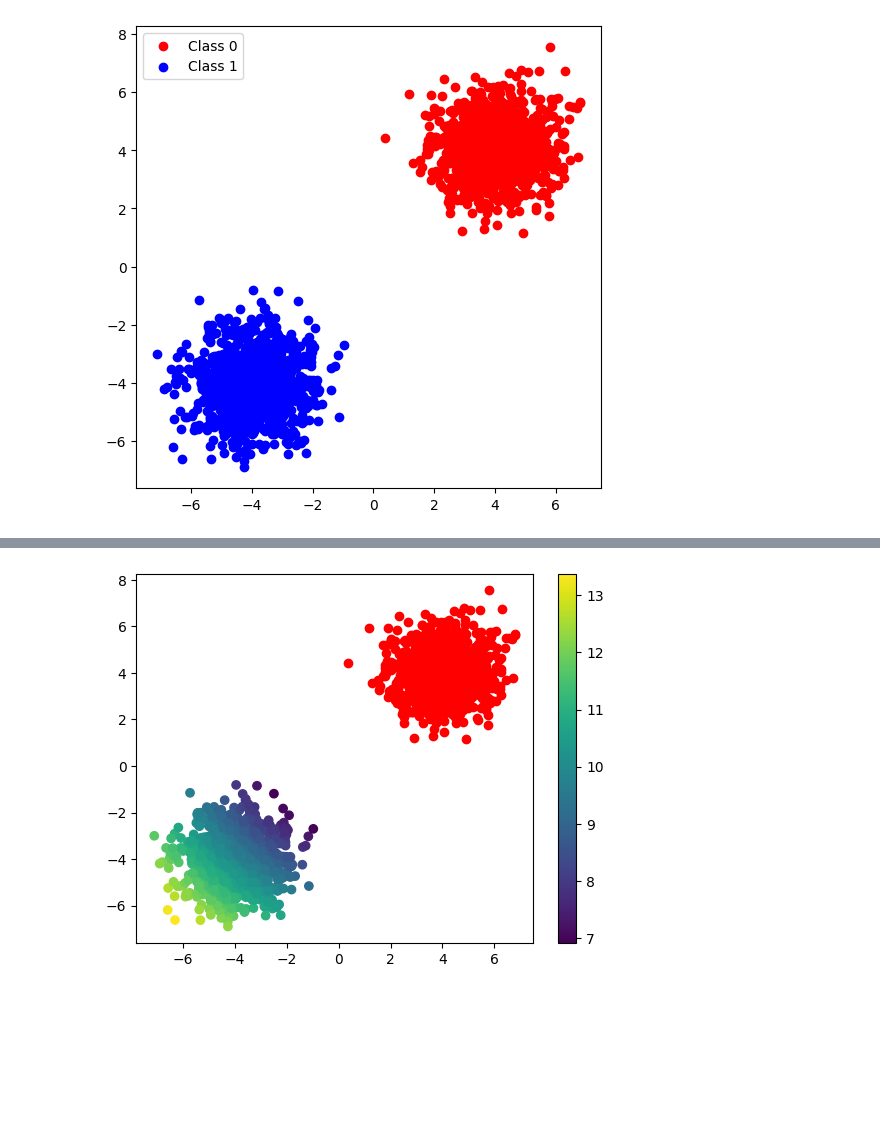
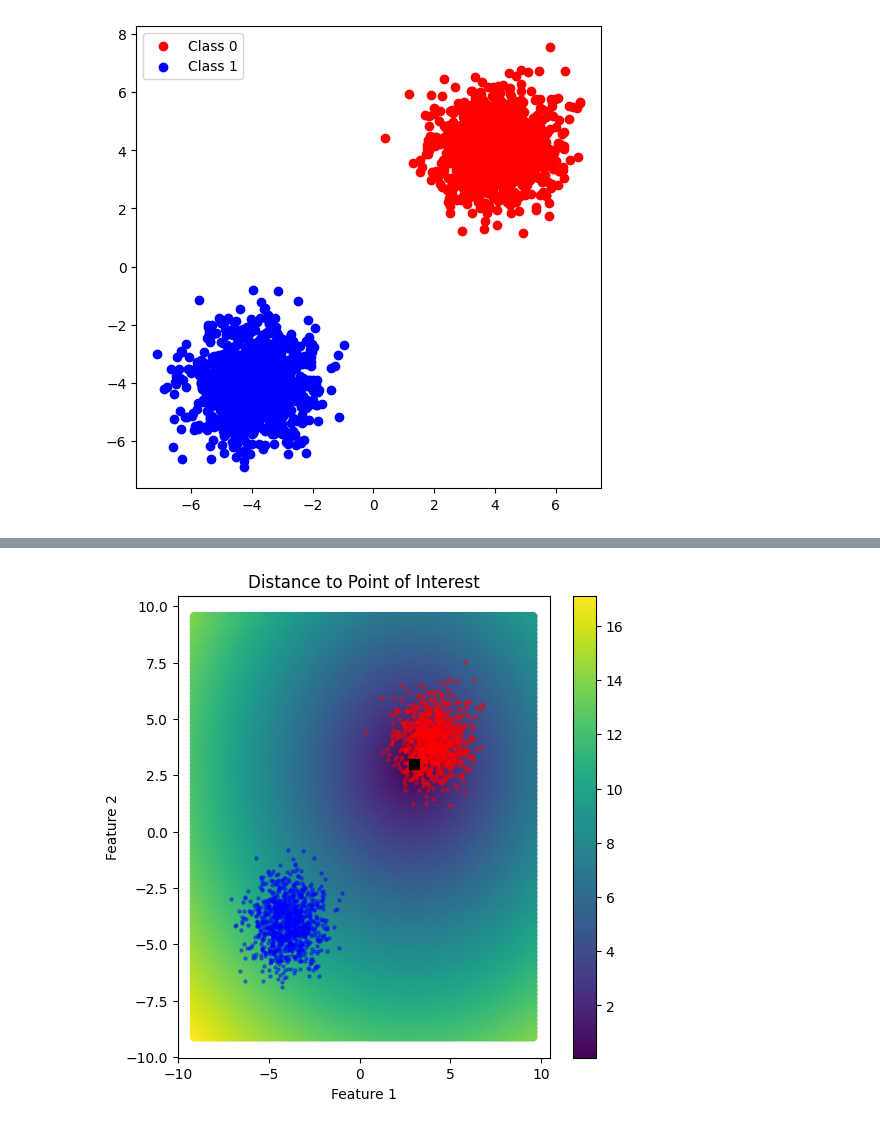
Before and after one commit to Advueu963/Uncertainty-aware-Counterfactuals, a Jupyter notebook: notebooks/pareto_front.ipynb, the cells around one changed output, grey strips where cells are left out. Drawn from its saved outputs; the diff is of its cells as text; code cells hidden in the pictures; blank space fills up the shorter version.

```diff
--- a/notebooks/pareto_front.ipynb
+++ b/notebooks/pareto_front.ipynb
@@ -36,11 +38,17 @@ def get_costs(X, point_of_interest, desired_class=1):
     :return: An array of costs
     """
     probabilities,_ = ensemble_model.predict(X)
-    probabilities = probabilities.detach().log2().mul(-1).numpy()[:,desired_class]  # Convert to log2 probabilities
+    probabilities = probabilities.detach().mul(-1).numpy()[:,desired_class]  # Convert to log2 probabilities
     distances = np.linalg.norm(X - point_of_interest, axis=1)
     return np.vstack([distances, probabilities]).T
 # %%
-combined_costs = get_costs(X_label1, point_of_interest)
+# create grid of points
+grid_points = np.linspace(X.min() - 2, X.max() + 2, 100)
+xx, yy = np.meshgrid(grid_points, grid_points)
+grid_points = np.array([xx.flatten(), yy.flatten()]).T
+
+
+combined_costs = get_costs(grid_points, point_of_interest)
 # %%
 def is_pareto_efficient(costs, return_mask = True):
     """
@@ -83,8 +97,15 @@ plt.show()
 # %%
-plot = plt.scatter(X_label1[:,0], X_label1[:,1], c=combined_costs[:,0], label="Label 1")
-plt.scatter(X_label0[:,0], X_label0[:,1], c="red", label="Label 0")
+fig,ax = plt.subplots(figsize=(6,6))
+plot = ax.scatter(grid_points[:,0], grid_points[:,1], c=combined_costs[:,0], label="Label 1")
+ax.scatter(X_label1[:,0], X_label1[:,1],s=5,alpha=.4, c="blue", label="Label 1")
+ax.scatter(X_label0[:,0], X_label0[:,1],s=5,alpha=.4, c="red", label="Label 0")
+ax.scatter(point_of_interest[0,0], point_of_interest[0,1],s=50,marker="s", c="black", label="Point of Interest")
 plt.colorbar(plot)
+plt.xlabel("Feature 1")
+plt.ylabel("Feature 2")
+plt.title("Distance to Point of Interest")
+plt.savefig("pareto_front_visualization_distance.pdf", dpi=300, bbox_inches='tight')
 plt.show()
 # %% [output]
-[figure, old version]
+[figure, new version]
 # %%
```
Also changed, not shown: parts of 6 cells of this notebook, 44 other files.
